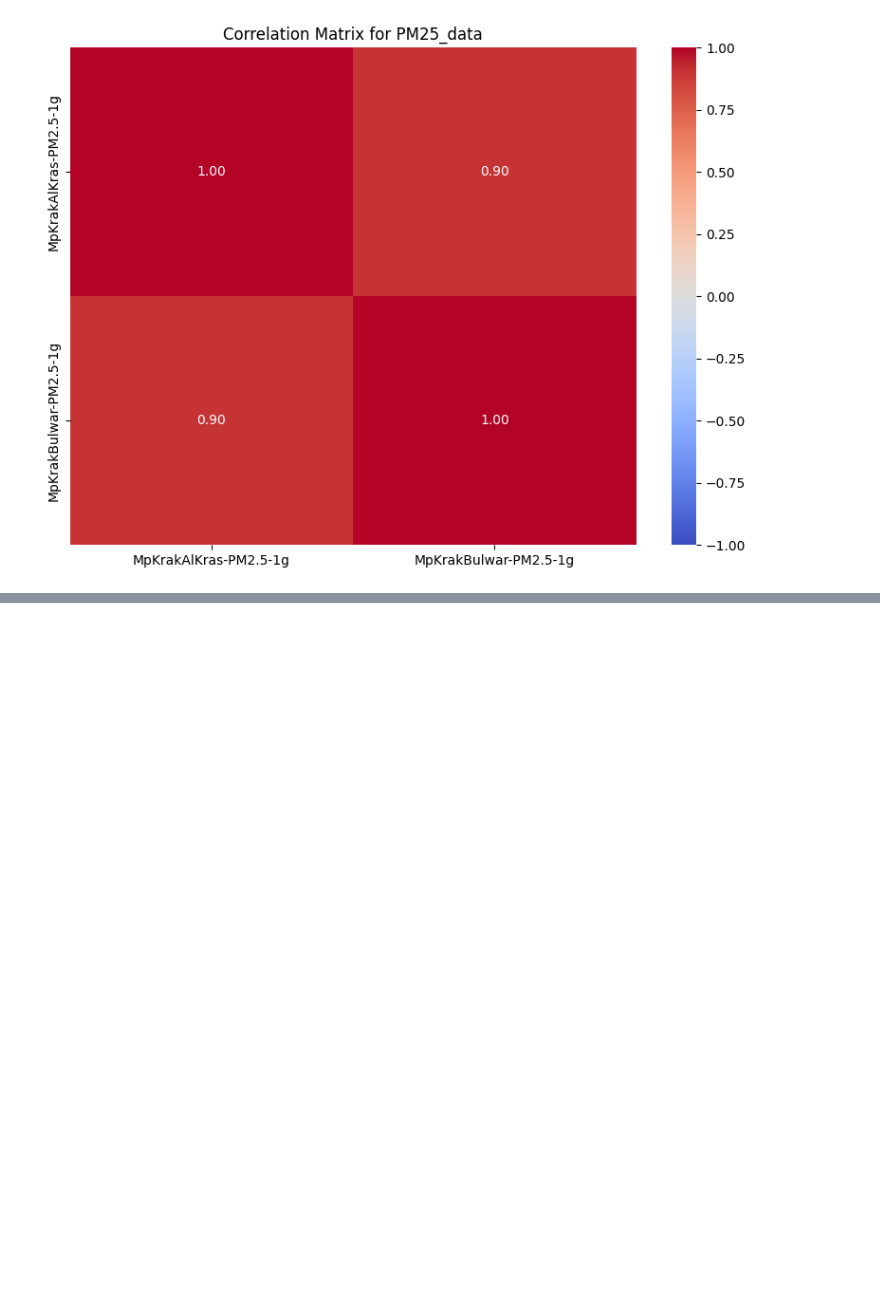
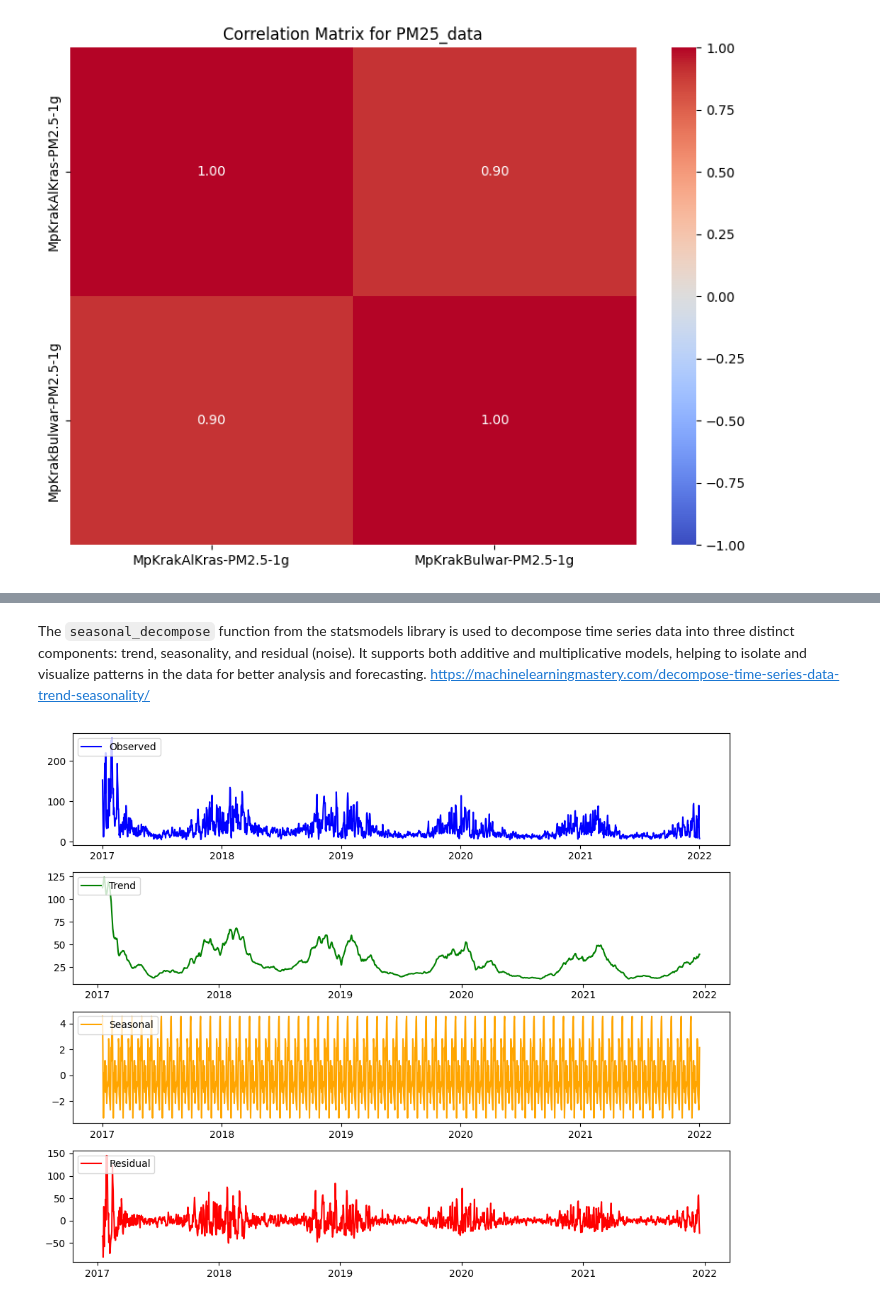
Before and after one commit to mina-naseh/environmental-data-analysis, a Jupyter notebook: Frania_Naseh_Project1.ipynb, the cells around one changed output, grey strips where cells are left out. Cells and saved outputs as stored; diff of their text form; code cells hidden in the pictures; blank space fills up the shorter version.

Commit message:
added seasonal analysis

```diff
--- a/Frania_Naseh_Project1.ipynb
+++ b/Frania_Naseh_Project1.ipynb
@@ -132,4 +127,7 @@ else:
 7  PM25_data  MpKrakBulwar-PM2.5-1g            1000      1.63%
 # %% [markdown]
 We see that the missing data percentage is quite low, so since we have really large data sets, we are going to remove all the rows where the values are missing.
+# %%
+# path to saving the cleaned data, by default it is the data folder from cloned repository
+data_out = './data/'
 # %%
@@ -573,0 +634,51 @@ plt.show()
+# %% [markdown]
+The `seasonal_decompose` function from the statsmodels library is used to decompose time series data into three distinct components: trend, seasonality, and residual (noise). It supports both additive and multiplicative models, helping to isolate and visualize patterns in the data for better analysis and forecasting.
+https://machinelearningmastery.com/decompose-time-series-data-trend-seasonality/
+# %%
+import pandas as pd
+import matplotlib.pyplot as plt
+from statsmodels.tsa.seasonal import seasonal_decompose
+
+# Load the cleaned dataset
+data = pd.read_csv(data_out + 'cleaned_PM25_data_KrakStations.csv')
+data['Time'] = pd.to_datetime(data['Time'])
+data.set_index('Time', inplace=True)
+
+# Filter for dates between 01/01/2017 and 31/12/2021
+pm25_data = data['MpKrakAlKras-PM2.5-1g'].dropna()
+pm25_data = pm25_data[(pm25_data.index >= '2017-01-01') & (pm25_data.index <= '2022-01-01')]
+
+# Ensure the data is at a daily frequency by resampling
+pm25_data = pm25_data.resample('D').mean()
+
+# Fill missing values using interpolation
+pm25_data_filled = pm25_data.interpolate()
+
+# Perform seasonal decomposition (using an additive model)
+# decomposition = seasonal_decompose(pm25_data_filled, model='additive')
+decomposition = seasonal_decompose(pm25_data_filled, model='additive', period=30)
+
+
+# Plot the decomposition
+plt.figure(figsize=(10, 8))
+
+plt.subplot(411)
+plt.plot(decomposition.observed, label='Observed', color='blue')
+plt.legend(loc='upper left')
+
+plt.subplot(412)
+plt.plot(decomposition.trend, label='Trend', color='green')
+plt.legend(loc='upper left')
+
+plt.subplot(413)
+plt.plot(decomposition.seasonal, label='Seasonal', color='orange')
+plt.legend(loc='upper left')
+
+plt.subplot(414)
+plt.plot(decomposition.resid, label='Residual', color='red')
+plt.legend(loc='upper left')
+
+plt.tight_layout()
+plt.show()
+# %% [output]
+[figure, added]
```
Also changed, not shown: parts of 22 cells of this notebook, 4 other files.
